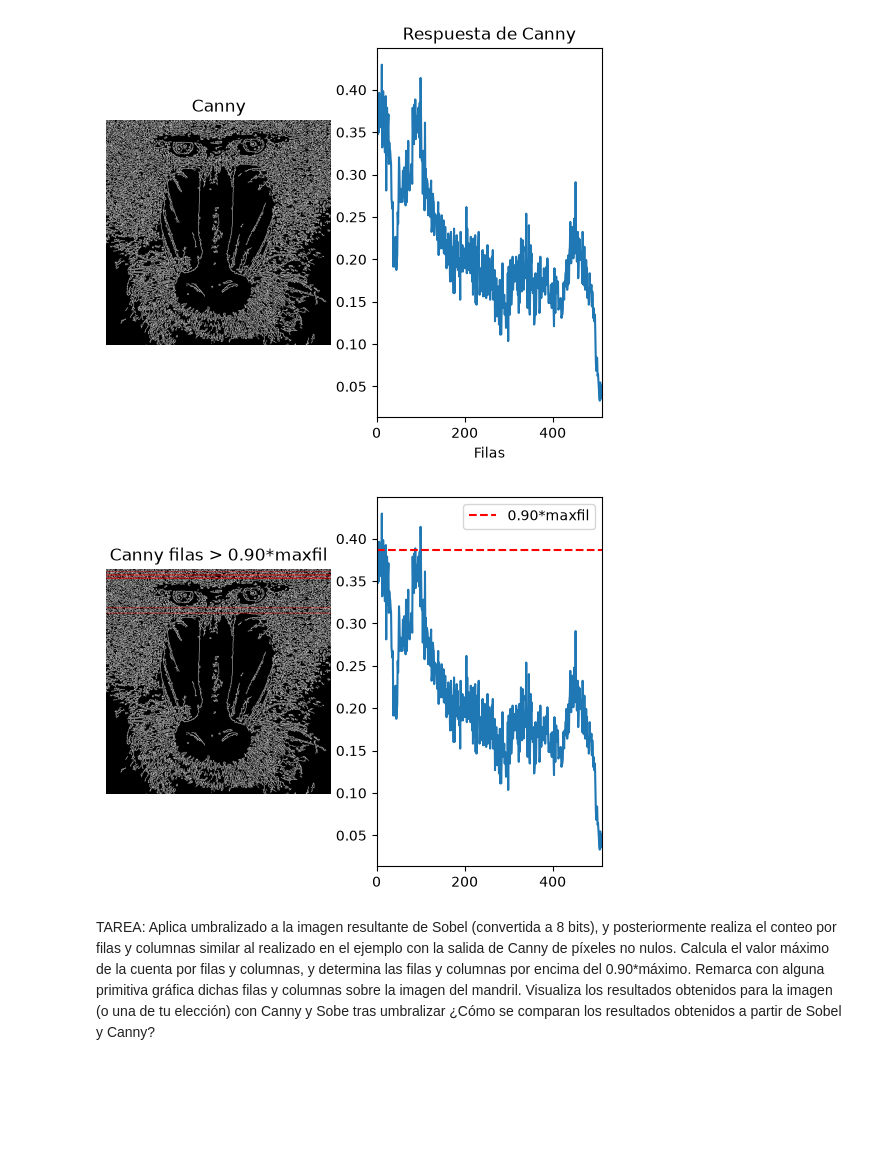
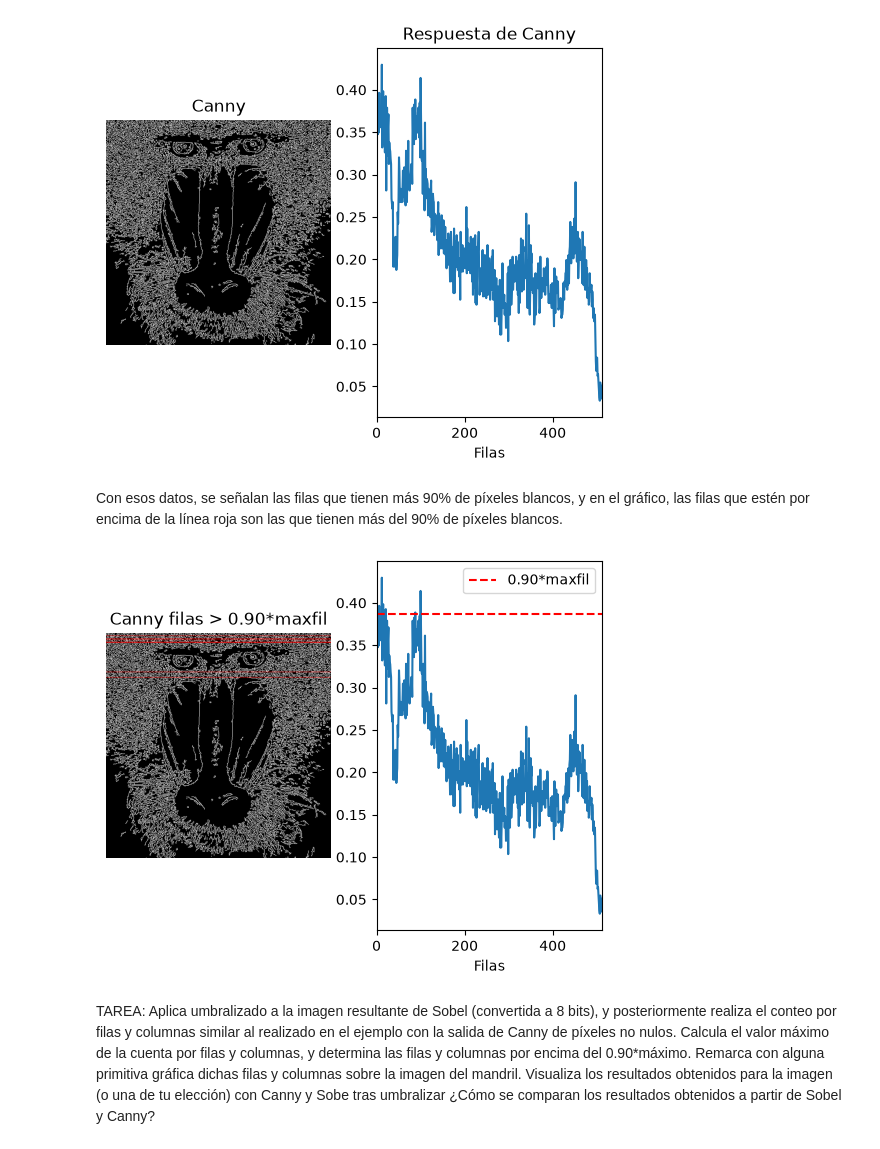
Before and after one commit to Neestoor13/Practicas_VC_2026-2027, a Jupyter notebook: P2/main.ipynb, the cells around one changed output. Drawn from its saved outputs; the diff is of its cells as text; code cells hidden in the pictures; blank space fills up the shorter version.

```diff
--- a/P2/main.ipynb
+++ b/P2/main.ipynb
@@ -84,33 +94,36 @@ plt.xlim([0, canny.shape[0]])
 plt.show()
 # %% [output]
 [figure]
+# %% [markdown]
+Con esos datos, se señalan las filas que tienen más 90% de píxeles blancos, y en el gráfico, las filas que estén por encima de la línea roja son las que tienen más del 90% de píxeles blancos.
 # %%
 maxrows_canny = np.max(white_pixels_per_row)
 umbralrows_canny = 0.90 * maxrows_canny
 rows_sel_canny = np.where(white_pixels_per_row.flatten() > umbralrows_canny)[0]
 
 # Imagen de Canny en color (BGR) para poder dibujar en rojo
 canny_color = cv2.cvtColor(canny, cv2.COLOR_GRAY2BGR)
 for f in rows_sel_canny:
     cv2.line(canny_color, (0, int(f)), (canny.shape[1] - 1, int(f)), (0, 0, 255), 1)
 
 # Muestra la imagen resaltada y el plot con el umbral
 plt.subplot(1, 2, 1)
 plt.axis("off")
 plt.title("Canny filas > 0.90*maxfil")
 plt.imshow(cv2.cvtColor(canny_color, cv2.COLOR_BGR2RGB))
 
 plt.subplot(1, 2, 2)
+plt.xlabel("Filas")
 plt.ylabel("% píxeles")
 plt.plot(percentage_per_row)
 plt.axhline(umbralrows_canny / (255 * canny.shape[1]), color="r", linestyle="--", label="0.90*maxfil")
 # Rango en x definido por filas
 plt.xlim([0, canny.shape[0]])
 plt.legend()
 
 plt.show()
 # %% [output]
-[figure, old version]
+[figure, new version]
 # %% [markdown]
 TAREA: Aplica umbralizado a la imagen resultante de Sobel (convertida a 8 bits), y posteriormente realiza el conteo por filas y columnas similar al realizado en el ejemplo con la salida de Canny de píxeles no nulos. Calcula el valor máximo de la cuenta por filas y columnas, y determina las filas y columnas por encima del 0.90*máximo. Remarca con alguna primitiva gráfica dichas filas y columnas sobre la imagen del mandril. Visualiza los resultados obtenidos para la imagen (o una de tu elección) con Canny y Sobe tras umbralizar ¿Cómo se comparan los resultados obtenidos a partir de Sobel y Canny?
 # %%
```
Also changed, not shown: parts of 8 cells of this notebook.
